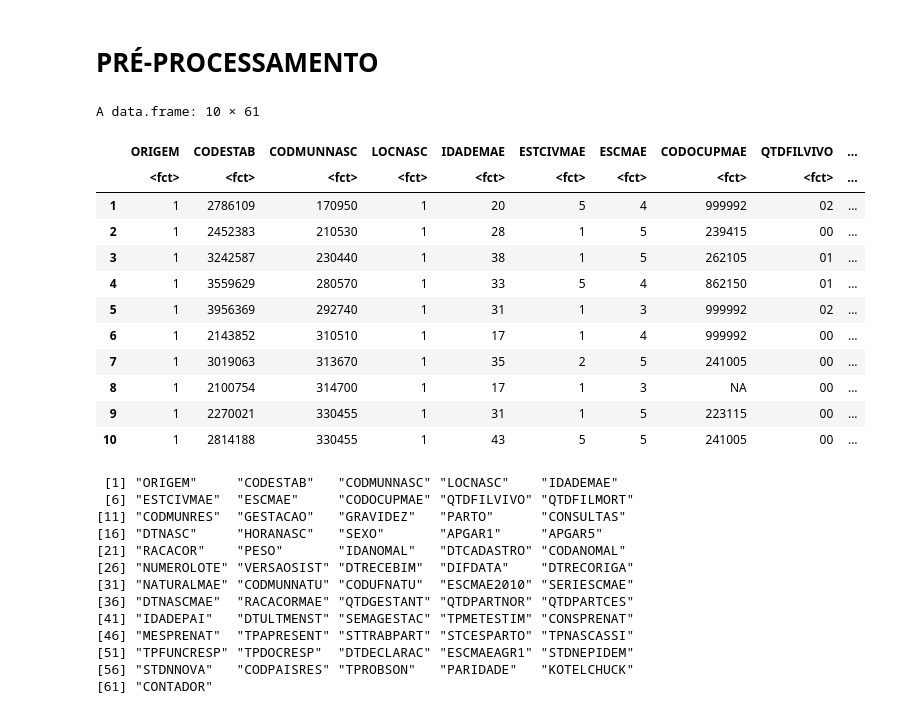
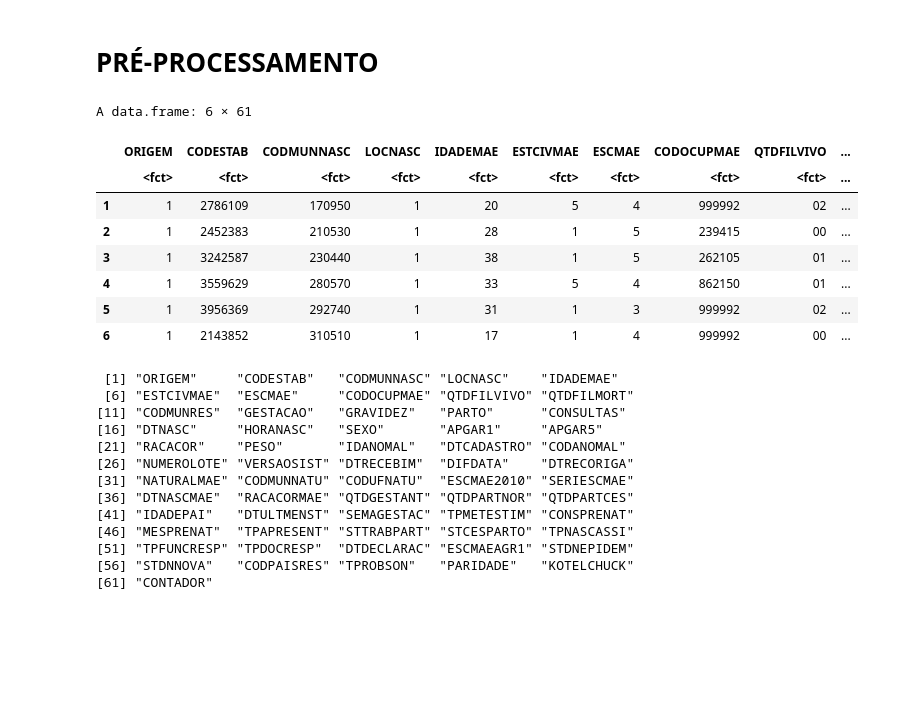
Before and after one commit to MarciaGodoy/UFRGS, a Jupyter notebook: SINASC.ipynb, the cells around one changed output. Saved outputs shown, nothing was run; the diff lists cells and outputs as text; code cells hidden in the pictures; blank space fills up the shorter version.

```diff
--- a/SINASC.ipynb
+++ b/SINASC.ipynb
@@ -196,21 +202,18 @@ str(dados)
 # %% [markdown]
 # **PRÉ-PROCESSAMENTO**
 # %%
-head(dados, n = 10) #apresenta as primeiras linhas do objeto
+dados %>%
+head() #apresenta as primeiras linhas do objeto
 # %% [output]
-A data.frame: 10 × 61
+A data.frame: 6 × 61
 |  | ORIGEM | CODESTAB | CODMUNNASC | LOCNASC | IDADEMAE | ESTCIVMAE | ESCMAE | CODOCUPMAE | QTDFILVIVO | ... |
 |  | <fct> | <fct> | <fct> | <fct> | <fct> | <fct> | <fct> | <fct> | <fct> | ... |
 | 1 | 1 | 2786109 | 170950 | 1 | 20 | 5 | 4 | 999992 | 02 | ... |
 | 2 | 1 | 2452383 | 210530 | 1 | 28 | 1 | 5 | 239415 | 00 | ... |
 | 3 | 1 | 3242587 | 230440 | 1 | 38 | 1 | 5 | 262105 | 01 | ... |
 | 4 | 1 | 3559629 | 280570 | 1 | 33 | 5 | 4 | 862150 | 01 | ... |
 | 5 | 1 | 3956369 | 292740 | 1 | 31 | 1 | 3 | 999992 | 02 | ... |
 | 6 | 1 | 2143852 | 310510 | 1 | 17 | 1 | 4 | 999992 | 00 | ... |
-| 7 | 1 | 3019063 | 313670 | 1 | 35 | 2 | 5 | 241005 | 00 | ... |
-| 8 | 1 | 2100754 | 314700 | 1 | 17 | 1 | 3 | NA | 00 | ... |
-| 9 | 1 | 2270021 | 330455 | 1 | 31 | 1 | 5 | 223115 | 00 | ... |
-| 10 | 1 | 2814188 | 330455 | 1 | 43 | 5 | 5 | 241005 | 00 | ... |
 # %%
 names(dados)
 # %% [output]
```
Also changed, not shown: parts of 2 cells of this notebook.
